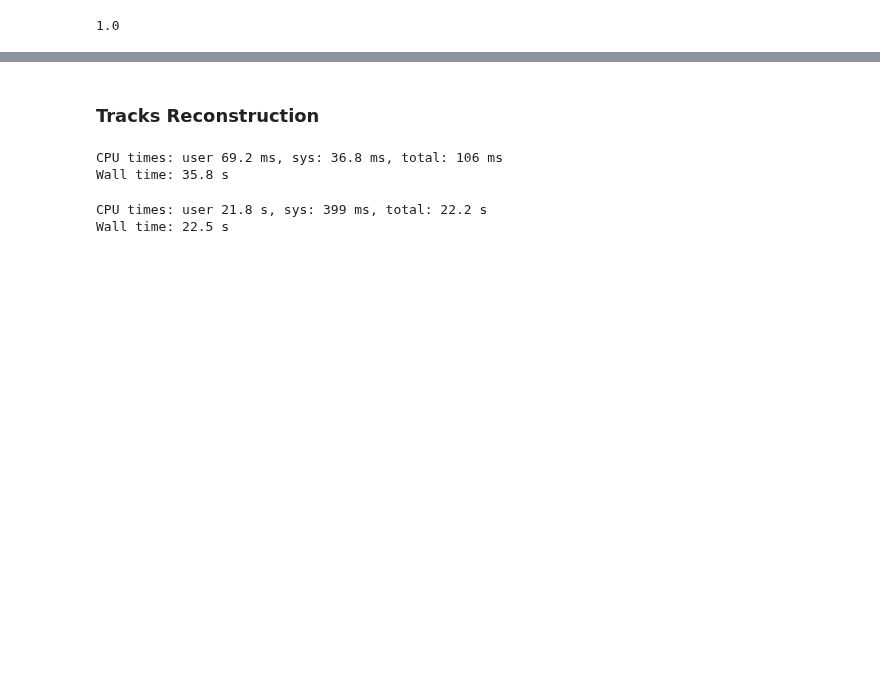
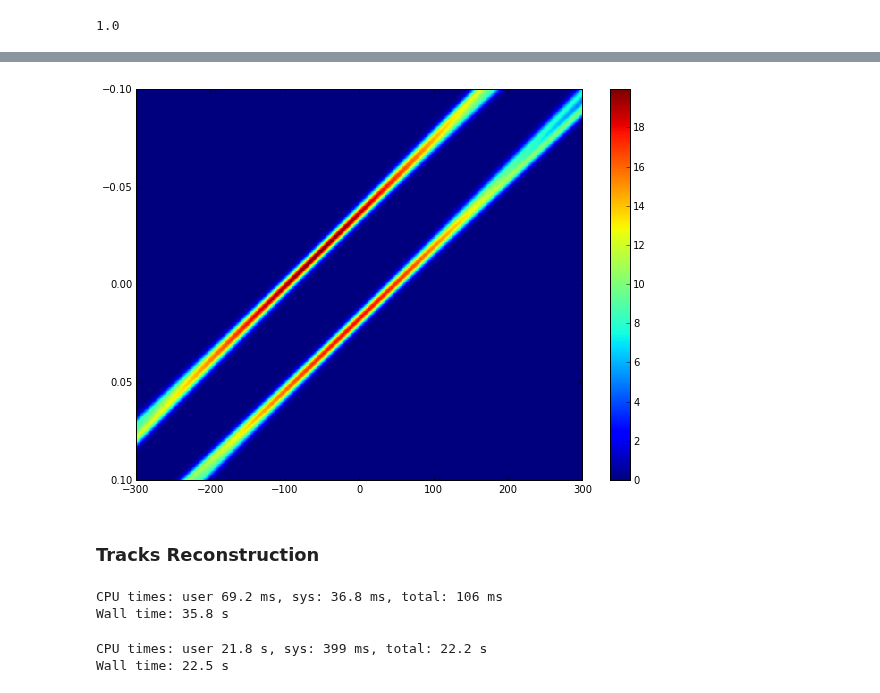
Before and after one commit to yandexdataschool/ship_tracks_recognition, a Jupyter notebook: notebooks/RetinaTwo.ipynb, the cells around one changed output, grey strips where cells are left out. Cells and saved outputs as stored; diff of their text form; code cells hidden in the pictures; blank space fills up the shorter version.

Commit message:
new tracks combination

```diff
--- a/notebooks/RetinaTwo.ipynb
+++ b/notebooks/RetinaTwo.ipynb
@@ -97,3 +100,24 @@ array([ 0.,  0.,  1.,  0.,  1.,  0.,  0.,  1.,  0.,  0.,  1.,  1.,  1.,
+# %%
+N = 500
+k = numpy.linspace(-0.1, 0.1, N)
+b = numpy.linspace(-300, 300, N)
+
+rt = Retina2DTrackerTwo(n_tracks=2, residuals_threshold=0.2, sigma=0.1, min_hits=2)
+sigma = 10
+
+values = numpy.zeros((N, N))
+
+for i in range(N):
+    for j in range(N):
+
+        values[i, j] = -rt.retina_func([k[i], b[j]], x, y, sigma)
+# %%
+plt.figure(figsize=(10,7))
+plt.imshow(values, interpolation='nearest', extent=(b.min(), b.max(), k.max(), k.min()), aspect='auto')
+plt.colorbar()
+plt.show()
+# %% [output]
+[figure, added]
 # %% [markdown]
 ### Tracks Reconstruction
 # %%
```
Also changed, not shown: parts of 7 cells of this notebook, 11 other files.
